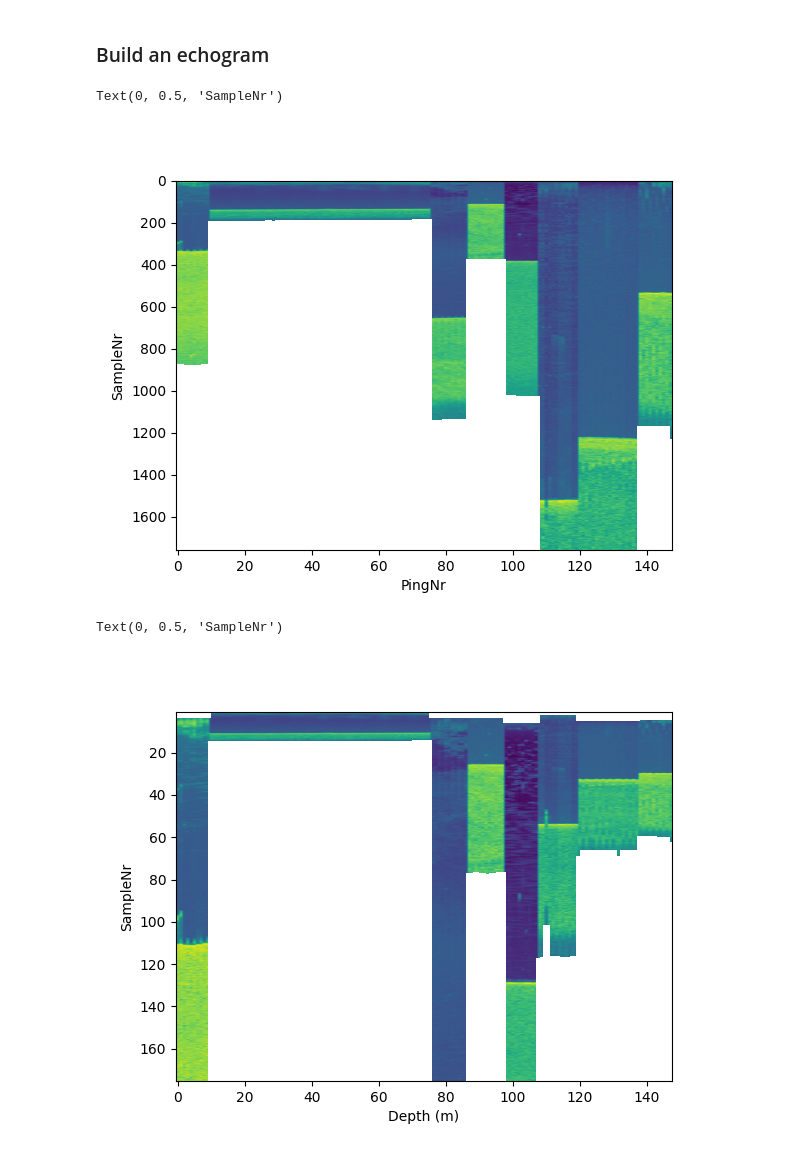
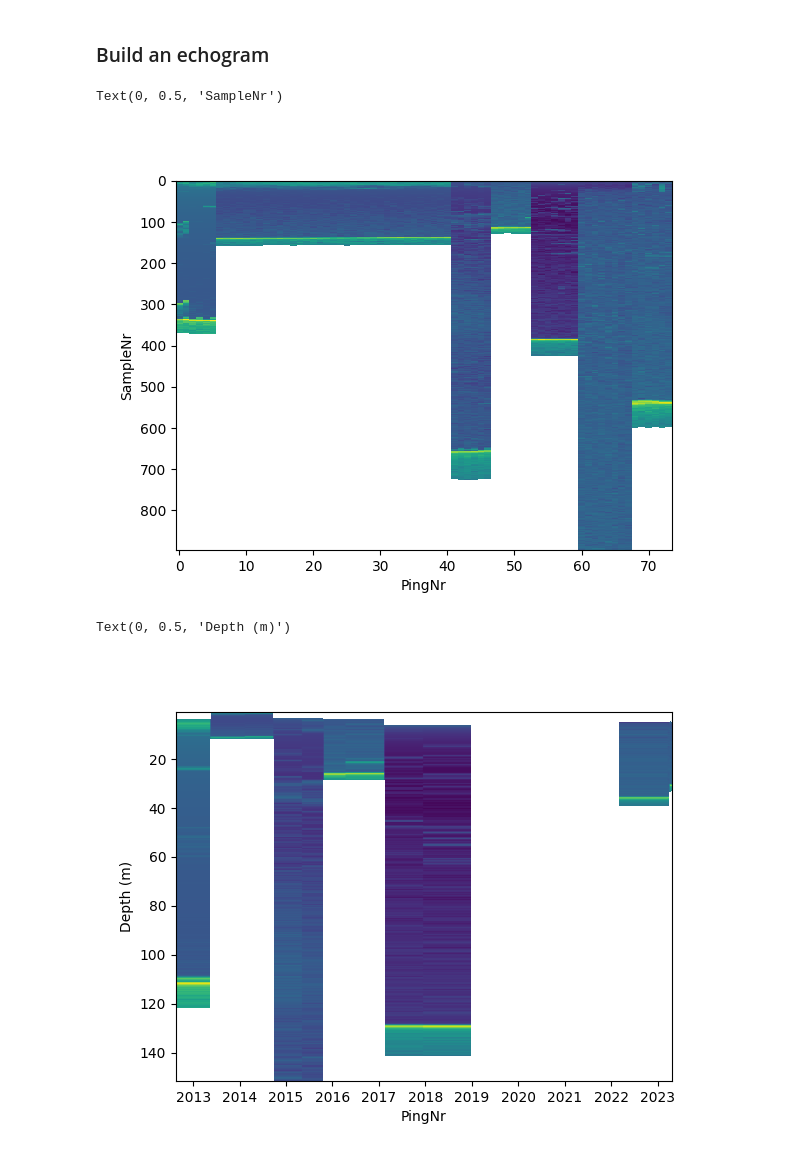
Before and after one commit to themachinethatgoesping/tutorials, a Jupyter notebook: demo/demo_06_echograms.ipynb, the cells around one changed output. Cells and saved outputs as stored; diff of their text form; code cells hidden in the pictures.

Commit message:
update unittest data

```diff
--- a/demo/demo_06_echograms.ipynb
+++ b/demo/demo_06_echograms.ipynb
@@ -34,30 +36,34 @@ VBox(children=(Canvas(toolbar=Toolbar(toolitems=[('Home', 'Reset original view',
 # %% [markdown]
 ### Build an echogram
 # %%
-echodata = Ping.pingprocessing.watercolumn.echograms.EchoData.from_pings(all_pings)
+pss = Ping.echosounders.pingtools.PingSampleSelector()
+pss.select_beam_range_by_angles(-3.5,3.5)
+
+echodata = Ping.pingprocessing.watercolumn.echograms.EchoData.from_pings(all_pings, pss=pss)
 
 image, extent = echodata.build_image()
 
 #plot
 fig,ax = Ping.pingprocessing.core.create_figure("echodata")
-ax.imshow(image.transpose(),extent=extent,aspect='auto')
+ax.imshow(image.transpose(),extent=extent,aspect='auto', interpolation='nearest')
 ax.set_xlabel('PingNr')
 ax.set_ylabel('SampleNr')
 # %% [output]
 Text(0, 0.5, 'SampleNr')
-[figure, old version]
+[figure, new version]
 # %%
 echodata.set_y_axis_depth()
+echodata.set_x_axis_date_time(max_steps=1024)
 image, extent = echodata.build_image()
 
 #plot
 fig,ax = Ping.pingprocessing.core.create_figure("echodata")
 ax.imshow(image.transpose(),extent=extent,aspect='auto')
-ax.set_xlabel('Depth (m)')
-ax.set_ylabel('SampleNr')
+ax.set_xlabel('PingNr')
+ax.set_ylabel('Depth (m)')
 # %% [output]
-Text(0, 0.5, 'SampleNr')
+Text(0, 0.5, 'Depth (m)')
-[figure, old version]
+[figure, new version]
 # %%
 #split the survey to not include to large time differences
 #make a new block if the difference between to consequtive ping is > 1000 seconds
```
Also changed, not shown: parts of 3 cells of this notebook, 58 other files.
